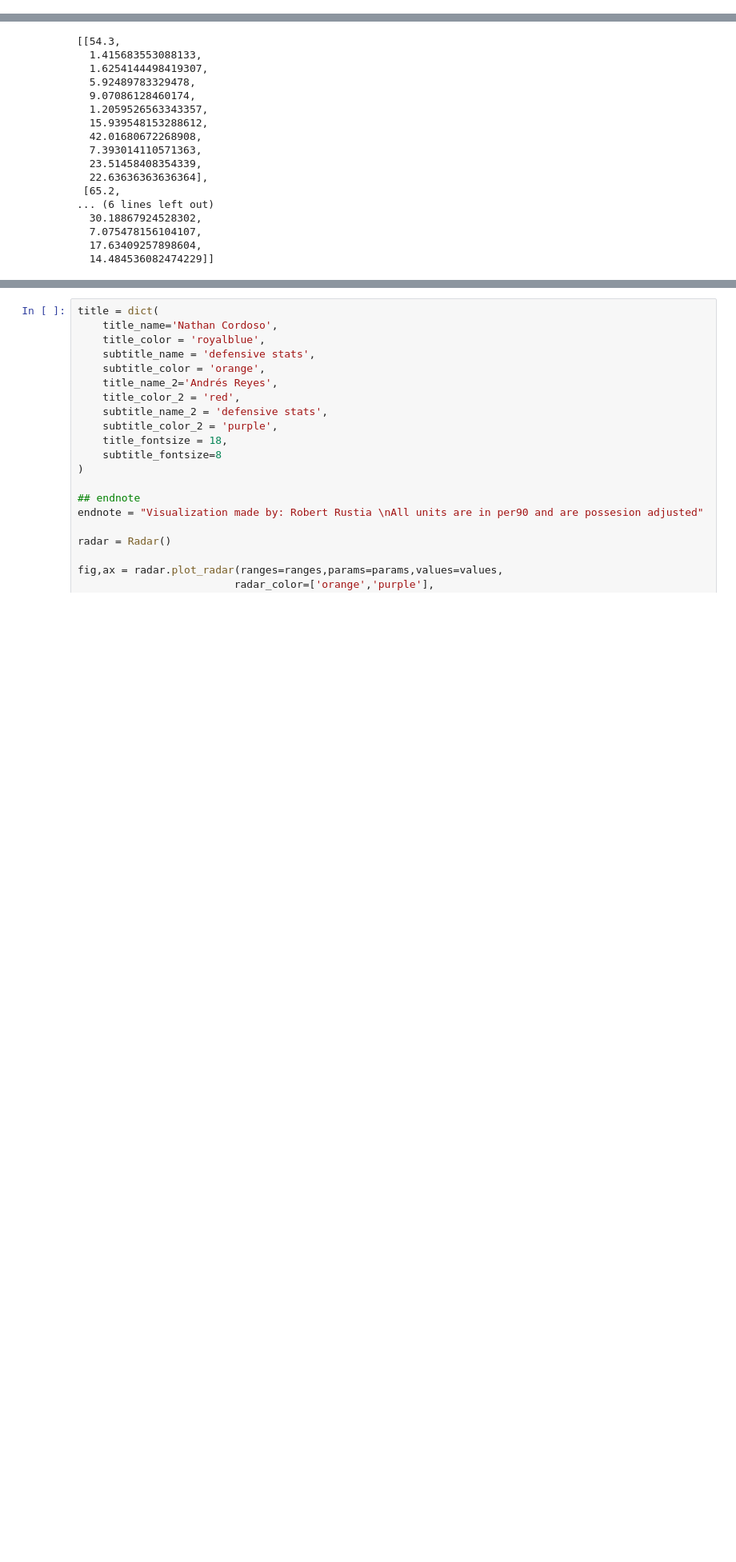
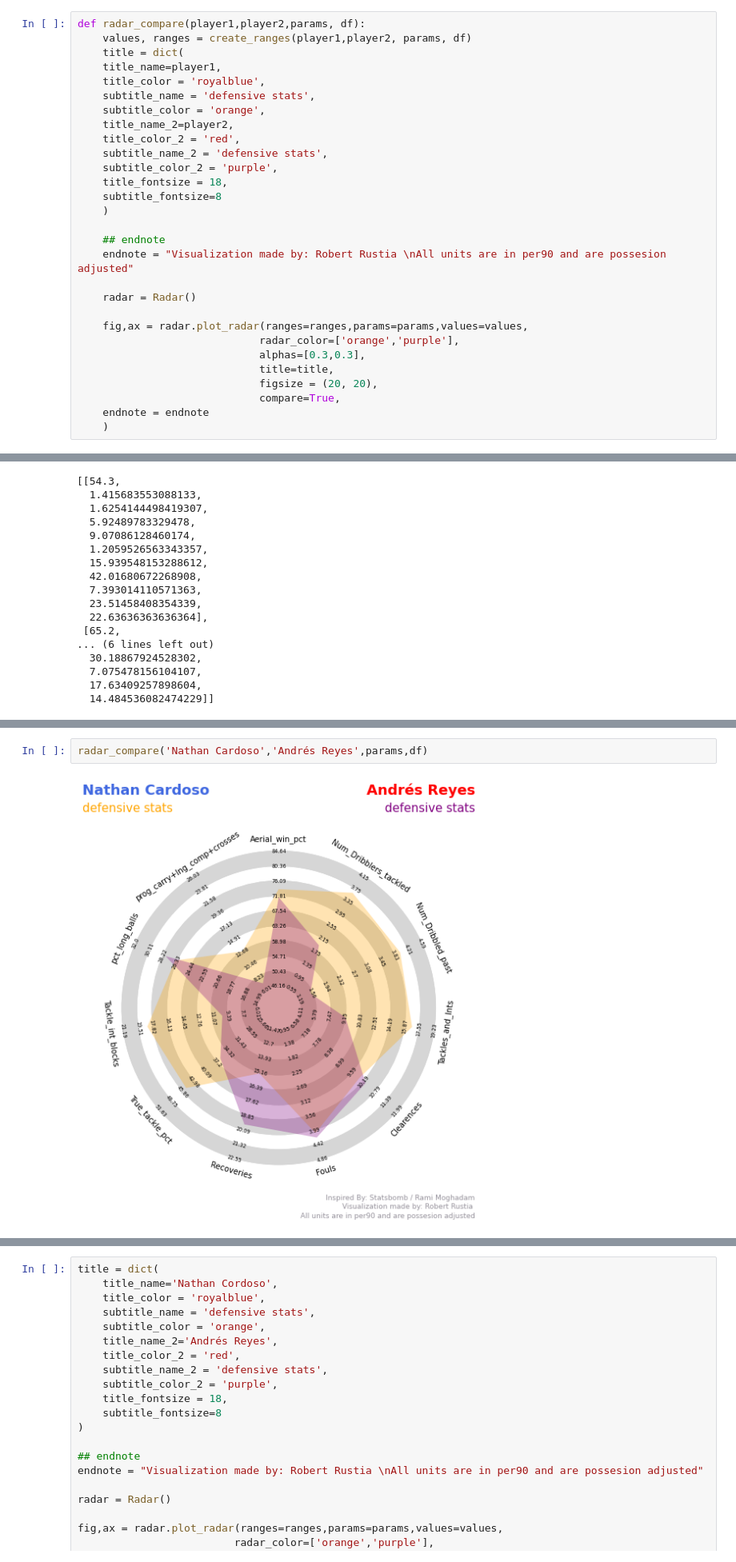
Before and after one commit to misterrustia/MLS_clustering_Captsone, a Jupyter notebook: modeling/Player_comparison.ipynb, the cells around one changed output, grey strips where cells are left out. Shown at 80% size. Cells and saved outputs as stored; diff of their text form; blank space fills up the shorter version.

Commit message:
added radar compare function to utils and implimented in whole df tune, need to rename and clean notebooks

```diff
--- a/modeling/Player_comparison.ipynb
+++ b/modeling/Player_comparison.ipynb
@@ -73,0 +106,29 @@ See the caveats in the documentation: https://pandas.pydata.org/pandas-docs/stab
+# %%
+def radar_compare(player1,player2,params, df):
+    values, ranges = create_ranges(player1,player2, params, df)
+    title = dict(
+    title_name=player1,
+    title_color = 'royalblue',
+    subtitle_name = 'defensive stats',
+    subtitle_color = 'orange',
+    title_name_2=player2,
+    title_color_2 = 'red',
+    subtitle_name_2 = 'defensive stats',
+    subtitle_color_2 = 'purple',
+    title_fontsize = 18,
+    subtitle_fontsize=8
+    )
+
+    ## endnote
+    endnote = "Visualization made by: Robert Rustia \nAll units are in per90 and are possesion adjusted"
+
+    radar = Radar()
+
+    fig,ax = radar.plot_radar(ranges=ranges,params=params,values=values,
+                             radar_color=['orange','purple'],
+                             alphas=[0.3,0.3],
+                             title=title,
+                             figsize = (20, 20),
+                             compare=True,
+    endnote = endnote
+    )
@@ -164,4 +244,8 @@ endnote = endnote
 [figure]
+# %%
+radar_compare('Nathan Cardoso','Andrés Reyes',params,df)
+# %% [output]
+[figure, added]
 # %%
 ranges = []
 a_values = []
```
Also changed, not shown: parts of 5 cells of this notebook, 3 other files.
